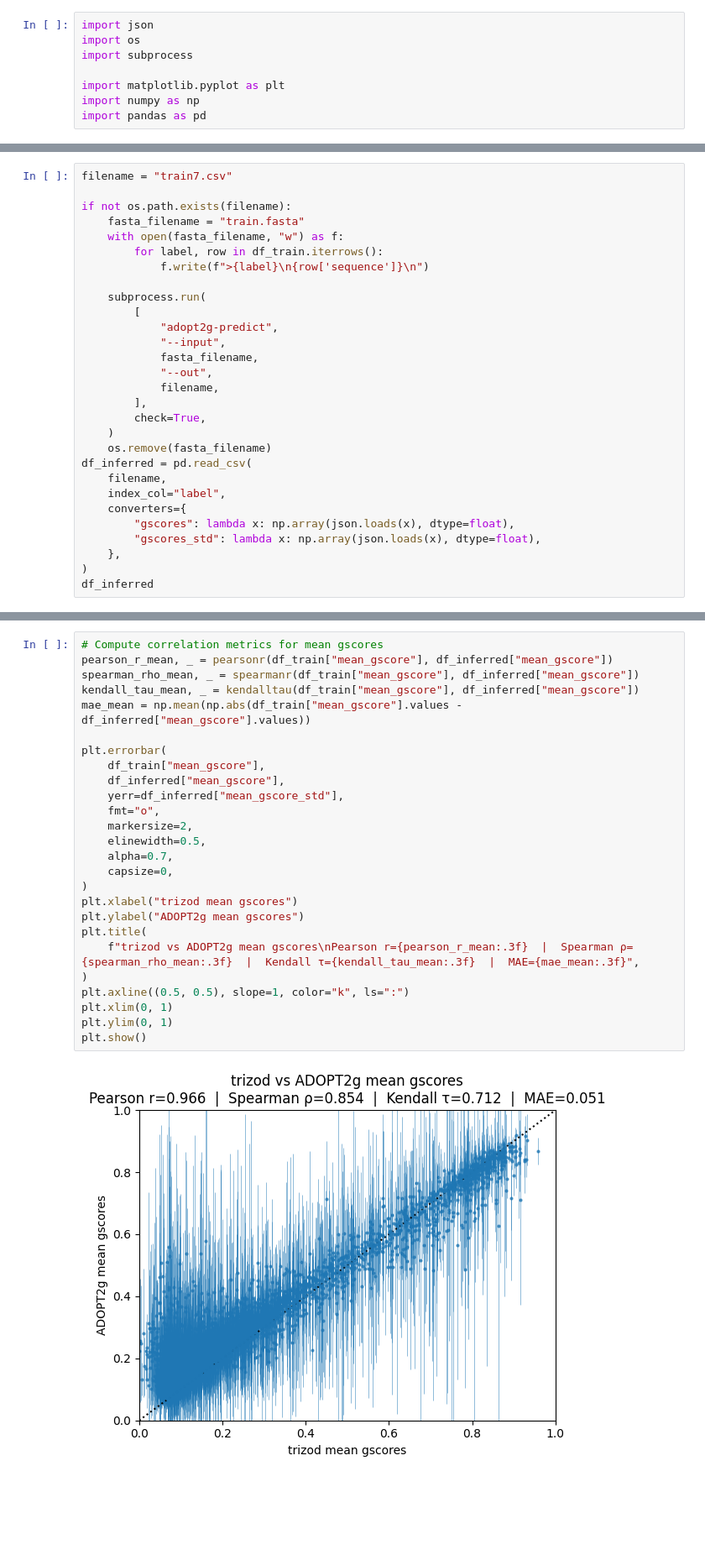
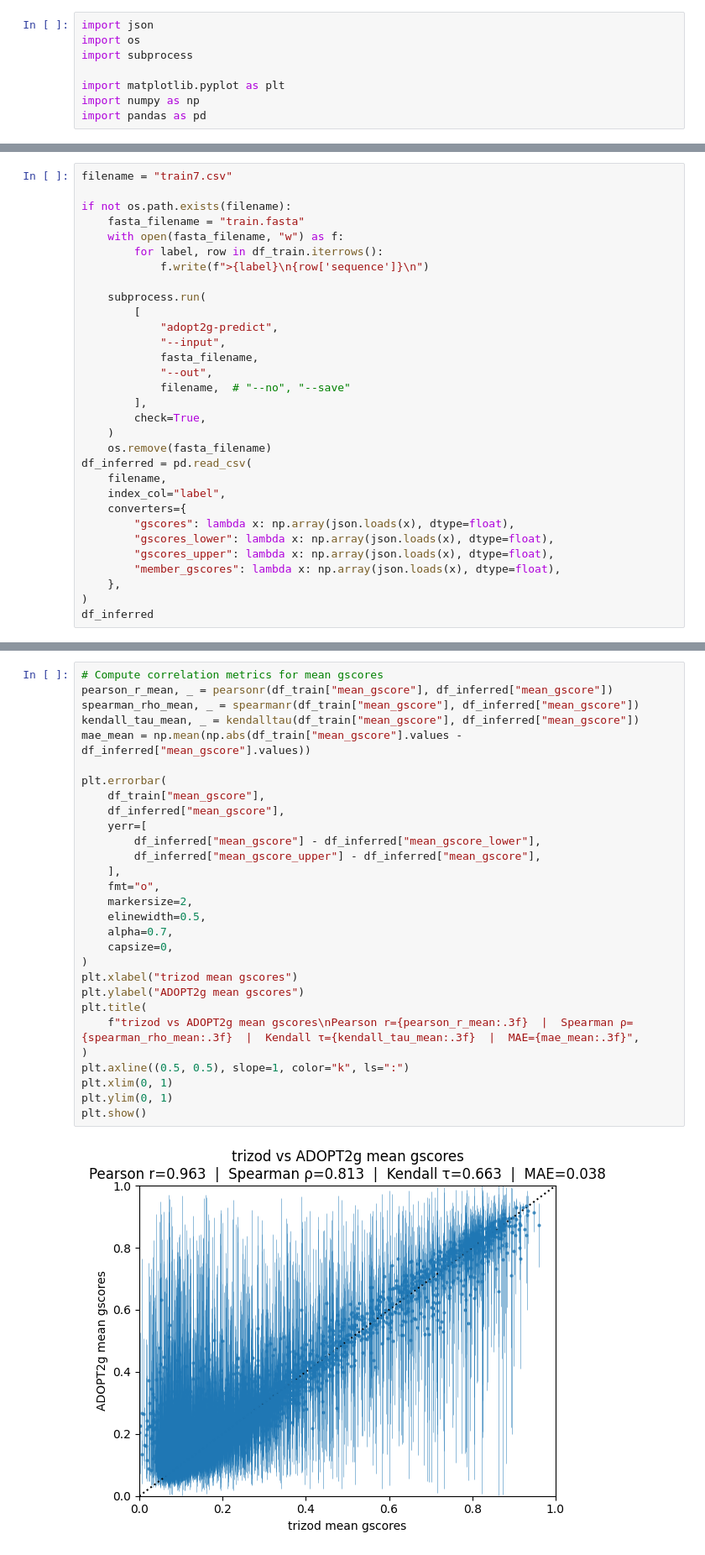
Before and after one commit to PeptoneLtd/ADOPT2g, a Jupyter notebook: notebooks/plots_train.ipynb, the cells around one changed output, grey strips where cells are left out. Shown at 84% size. Saved outputs shown, nothing was run; the diff lists cells and outputs as text; blank space fills up the shorter version.

```diff
--- a/notebooks/plots_train.ipynb
+++ b/notebooks/plots_train.ipynb
@@ -32,7 +32,7 @@ if not os.path.exists(filename):
             "--input",
             fasta_filename,
             "--out",
-            filename,
+            filename,  # "--no", "--save"
         ],
         check=True,
     )
@@ -42,7 +42,9 @@ df_inferred = pd.read_csv(
     index_col="label",
     converters={
         "gscores": lambda x: np.array(json.loads(x), dtype=float),
-        "gscores_std": lambda x: np.array(json.loads(x), dtype=float),
+        "gscores_lower": lambda x: np.array(json.loads(x), dtype=float),
+        "gscores_upper": lambda x: np.array(json.loads(x), dtype=float),
+        "member_gscores": lambda x: np.array(json.loads(x), dtype=float),
     },
 )
 df_inferred
@@ -126,29 +92,32 @@ plt.show()
 # %%
 # Compute correlation metrics for mean gscores
 pearson_r_mean, _ = pearsonr(df_train["mean_gscore"], df_inferred["mean_gscore"])
 spearman_rho_mean, _ = spearmanr(df_train["mean_gscore"], df_inferred["mean_gscore"])
 kendall_tau_mean, _ = kendalltau(df_train["mean_gscore"], df_inferred["mean_gscore"])
 mae_mean = np.mean(np.abs(df_train["mean_gscore"].values - df_inferred["mean_gscore"].values))
 
 plt.errorbar(
     df_train["mean_gscore"],
     df_inferred["mean_gscore"],
-    yerr=df_inferred["mean_gscore_std"],
+    yerr=[
+        df_inferred["mean_gscore"] - df_inferred["mean_gscore_lower"],
+        df_inferred["mean_gscore_upper"] - df_inferred["mean_gscore"],
+    ],
     fmt="o",
     markersize=2,
     elinewidth=0.5,
     alpha=0.7,
     capsize=0,
 )
 plt.xlabel("trizod mean gscores")
 plt.ylabel("ADOPT2g mean gscores")
 plt.title(
     f"trizod vs ADOPT2g mean gscores\nPearson r={pearson_r_mean:.3f}  |  Spearman ρ={spearman_rho_mean:.3f}  |  Kendall τ={kendall_tau_mean:.3f}  |  MAE={mae_mean:.3f}",
 )
 plt.axline((0.5, 0.5), slope=1, color="k", ls=":")
 plt.xlim(0, 1)
 plt.ylim(0, 1)
 plt.show()
 # %% [output]
-[figure, old version]
+[figure, new version]
 # %%
```
Also changed, not shown: parts of 4 cells of this notebook, 10 other files.
